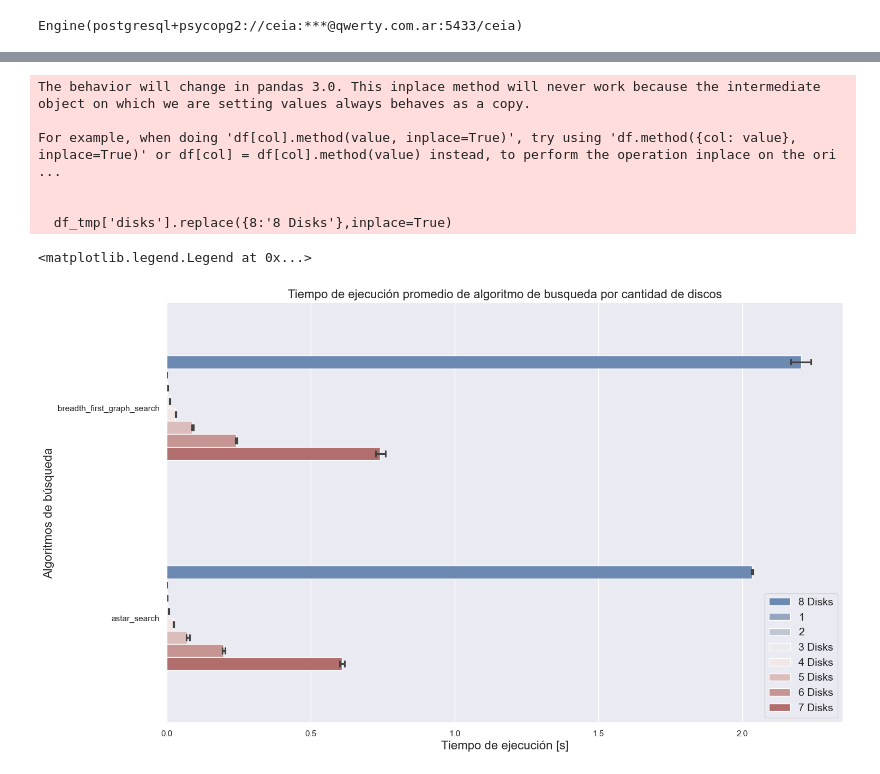
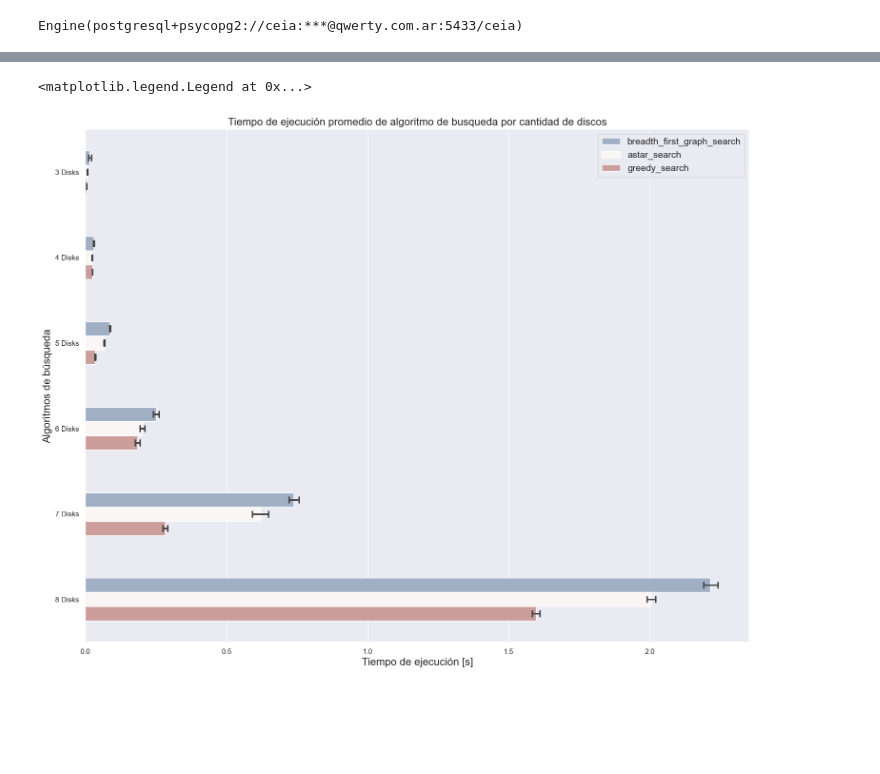
Before and after one commit to FIUBA-CEIA-18Co2024/IIA-TP1, a Jupyter notebook: IIA TP1 - Data Analisis .ipynb, the cells around one changed output, grey strips where cells are left out. Cells and saved outputs as stored; diff of their text form; code cells hidden in the pictures; blank space fills up the shorter version.

```diff
--- a/IIA TP1 - Data Analisis .ipynb
+++ b/IIA TP1 - Data Analisis .ipynb
@@ -166,37 +167,31 @@ plt.legend(loc='lower right', fontsize = 16)
 # %%
 df_tmp = df
 df_tmp['disks'].replace({8:'8 Disks'},inplace=True)
 df_tmp['disks'].replace({7:'7 Disks'},inplace=True)
 df_tmp['disks'].replace({6:'6 Disks'},inplace=True)
 df_tmp['disks'].replace({5:'5 Disks'},inplace=True)
 df_tmp['disks'].replace({4:'4 Disks'},inplace=True)
 df_tmp['disks'].replace({3:'3 Disks'},inplace=True)
 
 sns.set_theme()
 sns.barplot(
     x='execution_time',
-    y='model_name',
+    y='disks',
     data=df,
-    hue='disks',
+    hue='model_name',
     estimator=np.mean,
     errorbar=('ci', 95),
     width=.5,
     capsize=.2,
     palette="vlag"
 )#, palette="vlag")
 plt.title('Tiempo de ejecución promedio de algoritmo de busqueda por cantidad de discos', fontsize=16)
 plt.ylabel('Algoritmos de búsqueda', fontsize = 16)
 plt.xlabel('Tiempo de ejecución [s]', fontsize = 16)
 plt.legend(fontsize=14)
 # %% [output]
-The behavior will change in pandas 3.0. This inplace method will never work because the intermediate object on which we are setting values always behaves as a copy.
-
-For example, when doing 'df[col].method(value, inplace=True)', try using 'df.method({col: value}, inplace=True)' or df[col] = df[col].method(value) instead, to perform the operation inplace on the ori ...
-
-
-  df_tmp['disks'].replace({8:'8 Disks'},inplace=True)
+<matplotlib.legend.Legend at 0x...>
-<matplotlib.legend.Legend at 0x...>
-[figure, old version]
+[figure, new version]
 # %%
 df_tmp = df
 df_tmp['disks'].replace({8:'8 Disks'},inplace=True)
```
Also changed, not shown: parts of 14 cells of this notebook.
